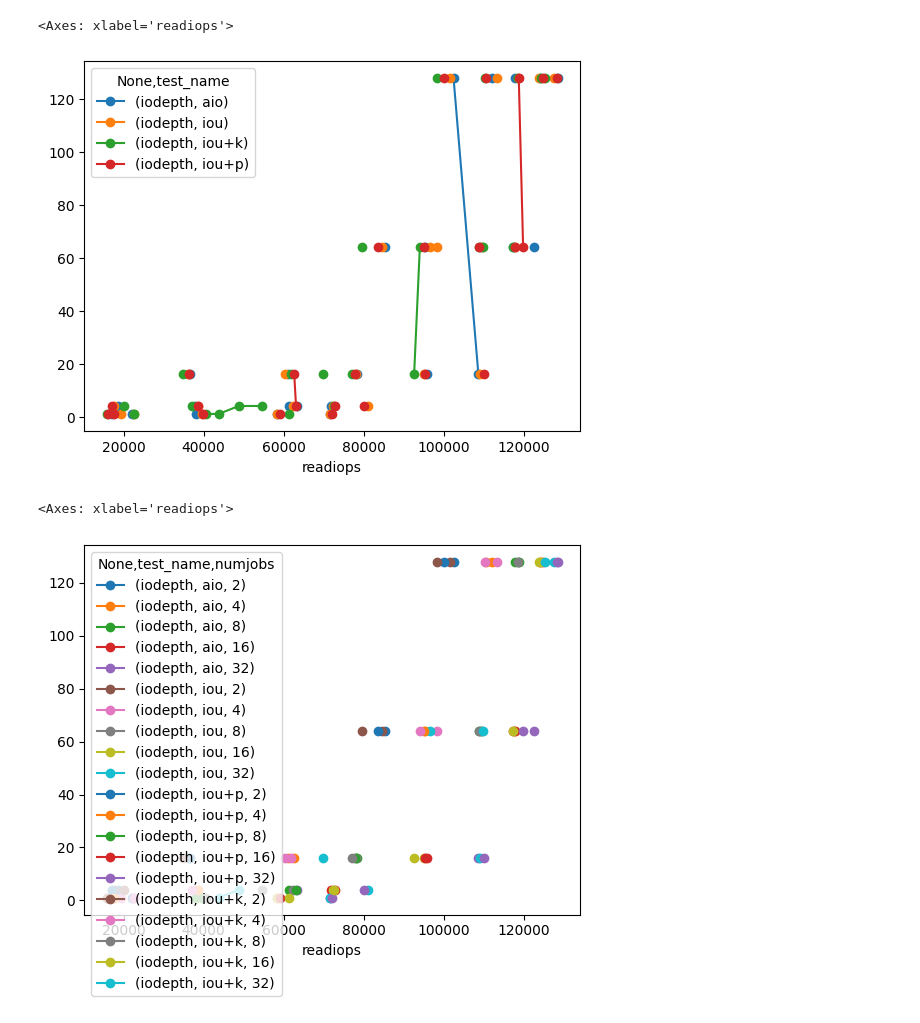
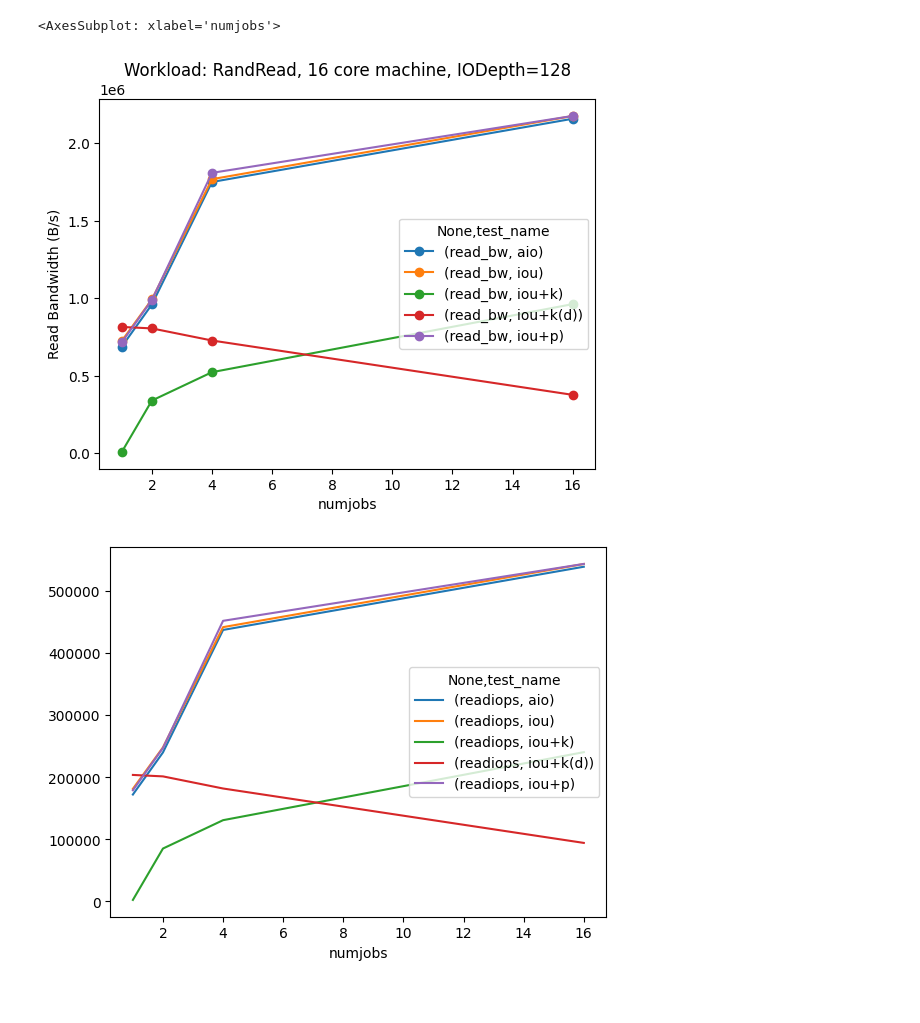
Before and after one commit to muteebakram/io_benchmark, a Jupyter notebook: iobandwidth/iobandwidth.ipynb, the cells around one changed output. Drawn from its saved outputs; the diff is of its cells as text; code cells hidden in the pictures.

```diff
--- a/iobandwidth/iobandwidth.ipynb
+++ b/iobandwidth/iobandwidth.ipynb
@@ -3,7 +3,7 @@ import json
 import pandas as pd
 import matplotlib.pyplot as plt
 # %%
-IODEPTH_RESULT = './data/iobandwidth_results.json'
+IODEPTH_RESULT = '../iobandwidth_results.json'
 result_jsons = {}
 with open(IODEPTH_RESULT, 'r') as f:
     result_jsons = json.load(f)
@@ -53,10 +104,11 @@ summarize_df(io_bandwidth)
 # %%
-io_bandwidth.pivot(index="readiops", columns=["test_name"], values=["iodepth", "numjobs"]).plot(marker='o')
+io_bandwidth.pivot(index="read_bw", columns=["test_name"], values=["iodepth", "numjobs"])
+io_bandwidth.pivot(index="numjobs", columns=["test_name"], values=["read_bw"]).plot(marker='o')
+plt.ylabel('Read Bandwidth (B/s)')
+plt.title('Workload: RandRead, 16 core machine, IODepth=128')
+io_bandwidth.pivot(index="numjobs", columns=["test_name"], values=["read_bw"])
+io_bandwidth.pivot(index="numjobs", columns=["test_name"], values=["readiops"]).plot()
 # %% [output]
-<Axes: xlabel='readiops'>
+<AxesSubplot: xlabel='numjobs'>
-[figure, old version]
+[figure, new version]
+[figure, added]
-# %%
-io_bandwidth.pivot(index="readiops", columns=["test_name", "numjobs"], values=["iodepth"]).plot(marker='o')
-# %% [output]
-<Axes: xlabel='readiops'>
-[figure, removed]
```
Also changed, not shown: parts of 10 cells of this notebook, 2 other files.
